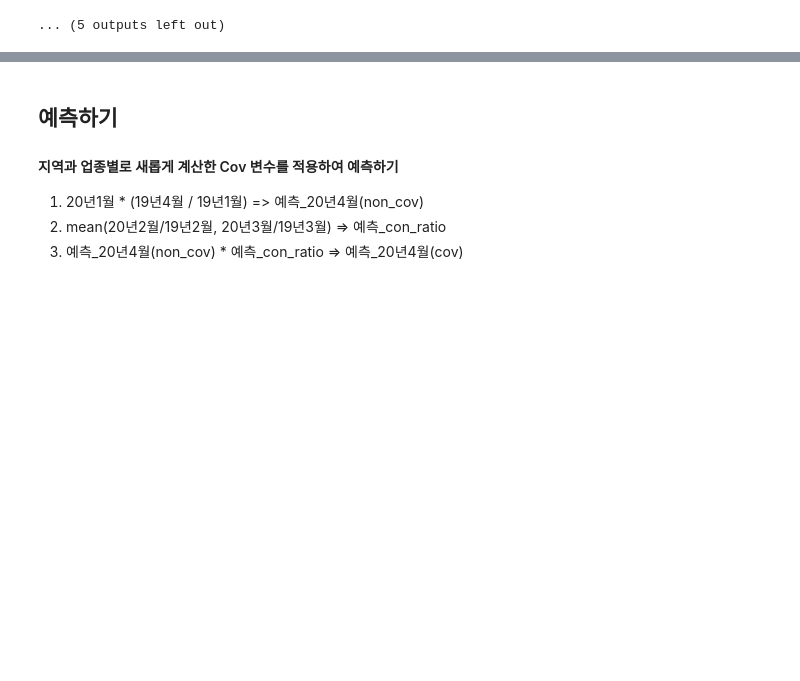
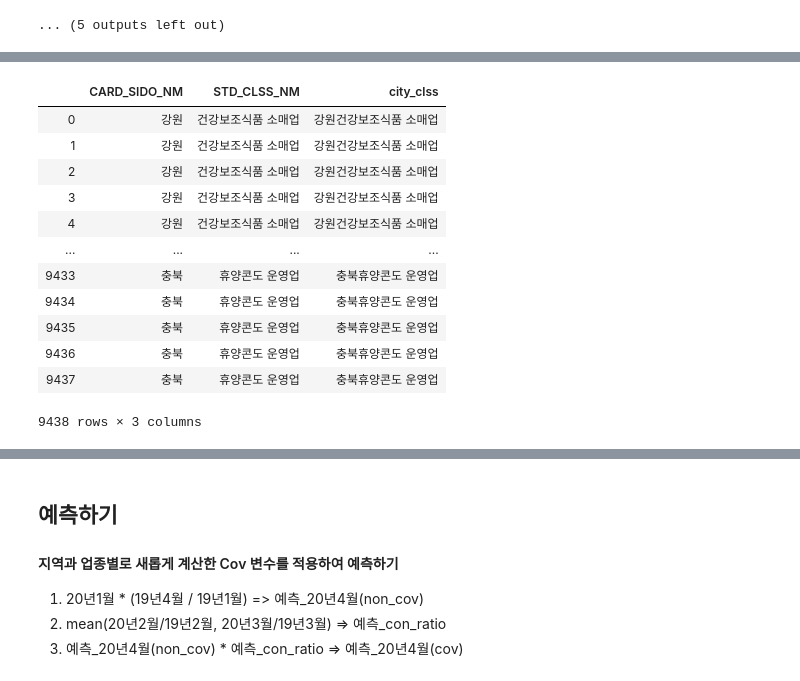
Before and after one commit to deagwon97/dacon-jeju-creditcard, a Jupyter notebook: jeju_creditcard_load_data.ipynb, the cells around one changed output, grey strips where cells are left out. Saved outputs shown, nothing was run; the diff lists cells and outputs as text; code cells hidden in the pictures; blank space fills up the shorter version.

```diff
--- a/jeju_creditcard_load_data.ipynb
+++ b/jeju_creditcard_load_data.ipynb
@@ -665,0 +706,18 @@ for clss in df.CARD_SIDO_NM.unique():
+# %%
+group_index = group_data.reset_index().loc[:,['CARD_SIDO_NM','STD_CLSS_NM']]
+group_index['city_clss']= group_index['CARD_SIDO_NM'] + group_index['STD_CLSS_NM']
+group_index
+# %% [output]
+|  | CARD_SIDO_NM | STD_CLSS_NM | city_clss |
+| 0 | 강원 | 건강보조식품 소매업 | 강원건강보조식품 소매업 |
+| 1 | 강원 | 건강보조식품 소매업 | 강원건강보조식품 소매업 |
+| 2 | 강원 | 건강보조식품 소매업 | 강원건강보조식품 소매업 |
+| 3 | 강원 | 건강보조식품 소매업 | 강원건강보조식품 소매업 |
+| 4 | 강원 | 건강보조식품 소매업 | 강원건강보조식품 소매업 |
+| ... | ... | ... | ... |
+| 9433 | 충북 | 휴양콘도 운영업 | 충북휴양콘도 운영업 |
+| 9434 | 충북 | 휴양콘도 운영업 | 충북휴양콘도 운영업 |
+| 9435 | 충북 | 휴양콘도 운영업 | 충북휴양콘도 운영업 |
+| 9436 | 충북 | 휴양콘도 운영업 | 충북휴양콘도 운영업 |
+| 9437 | 충북 | 휴양콘도 운영업 | 충북휴양콘도 운영업 |
+9438 rows × 3 columns
```
Also changed, not shown: parts of 11 cells of this notebook.
